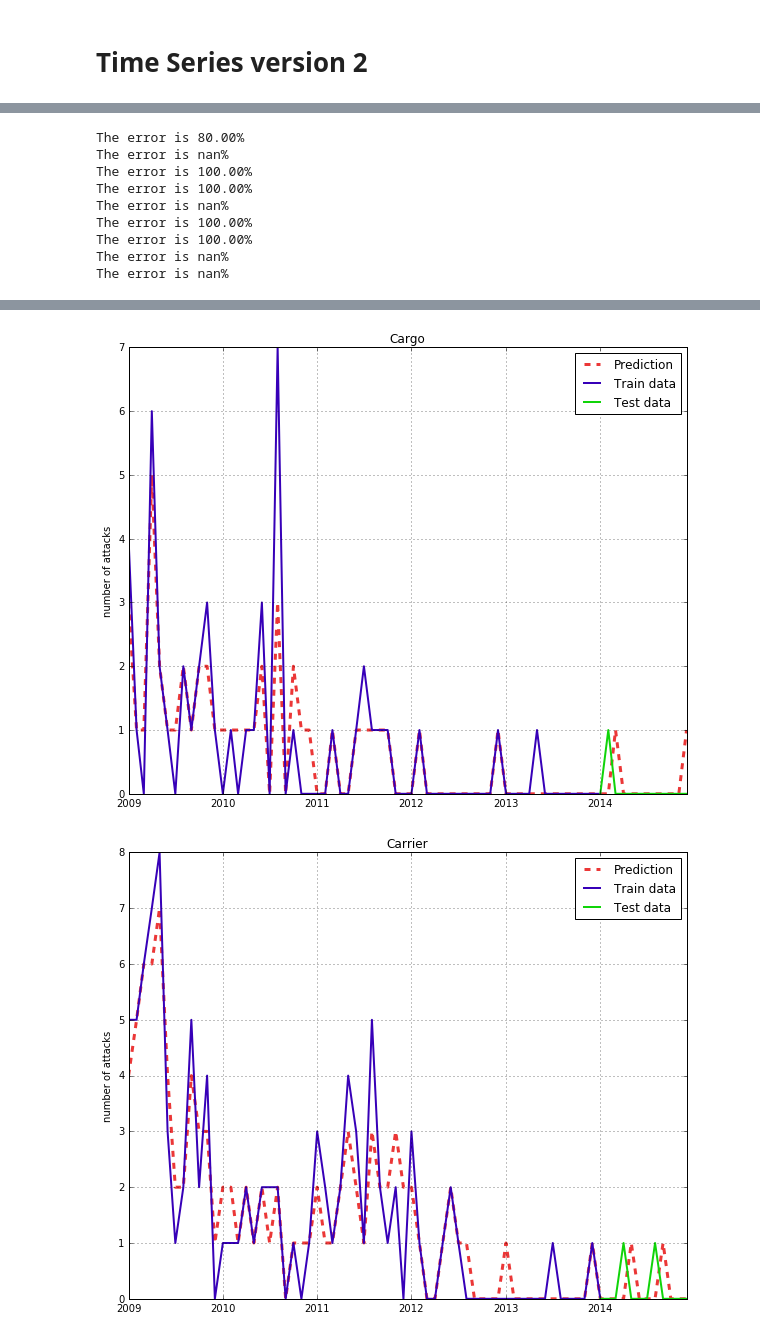
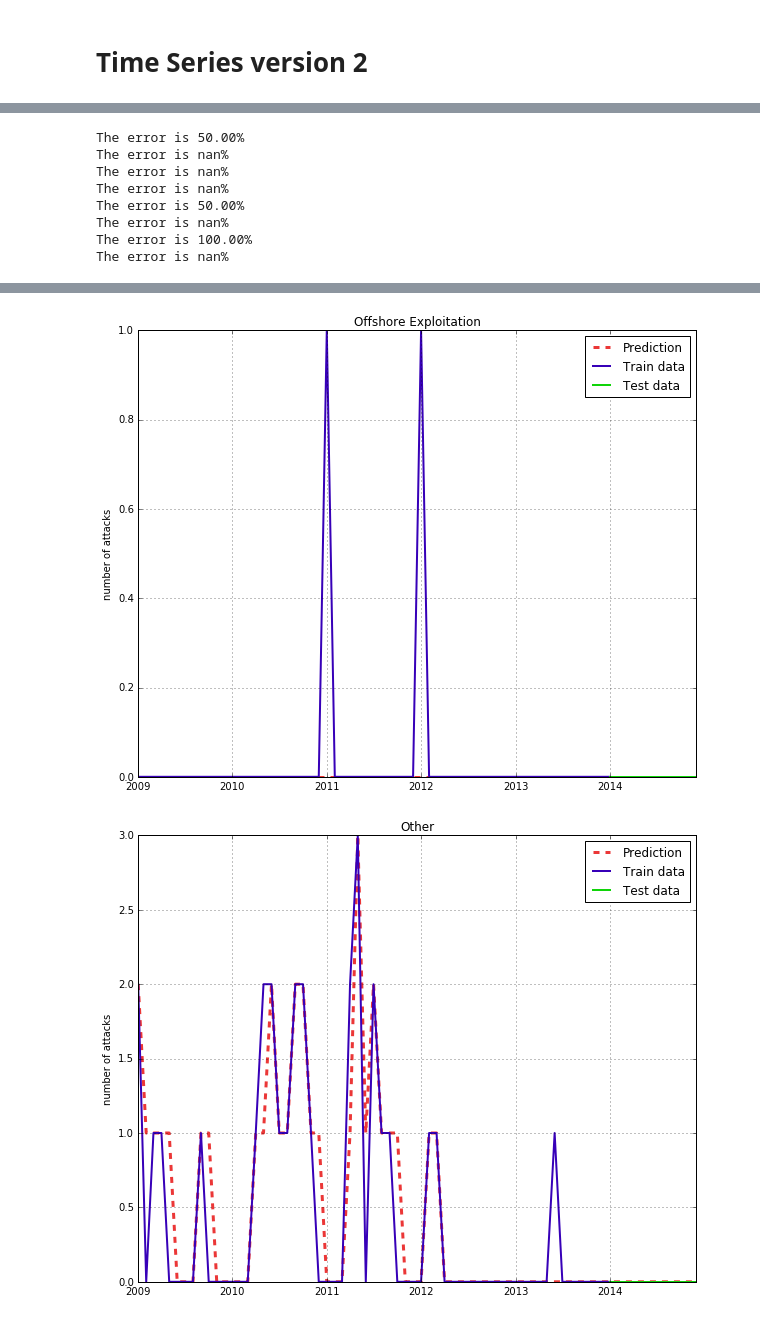
Before and after one commit to ifrebault/PiracyAttackPrediction, a Jupyter notebook: Machine_learning/ML.global.ipynb, the cells around one changed output, grey strips where cells are left out. Drawn from its saved outputs; the diff is of its cells as text; code cells hidden in the pictures.

Commit message:
nouveau type => globale, amélioration paramètre algo par zone

```diff
--- a/Machine_learning/ML.global.ipynb
+++ b/Machine_learning/ML.global.ipynb
@@ -28,17 +26,17 @@ print getfullYears('2008-02-01')
 2008.16666667
 # %%
 df = pd.read_csv('../data/aden_golfe_matrix_global.csv',sep=';')
-#print df.head()
+
 listDate = df.apply(lambda row: datetime.datetime.strptime(row['date'], "%Y-%m-%d"), axis=1)
 df['date']=listDate
 df['Full_Years'] = df.apply(lambda row: getfullYears(row['date']), axis=1)
-df['count'] = df.apply(lambda row: row['Barge']+row['Cargo']+row['Carrier']+row['Other']+row['Ro-Ro']
-                       +row['Tanker']+row['Tug']+row['Vessel'], axis=1)
+df['count'] = df.apply(lambda row: row['Barge']+row['Offshore Exploitation']+row['Other']+row['Tanker']
+                       +row['Tug']+row['Vehicle Carrier']+row['Vessel'], axis=1)
+
 df=df.set_index('date')
-#print df.head()
-
 df_global=df['count']
-typeBoat=['Barge' , 'Cargo' , 'Carrier' , 'Other' , 'Ro-Ro' , 'Tanker' , 'Tug' , 'Vessel']
+typeBoat=['Barge' , 'Offshore Exploitation' , 'Other'  , 'Tanker' , 'Tug' ,'Vehicle Carrier', 'Vessel']
 df_type=df[typeBoat]
-print typeBoat
+print df_global.head()
+print df.head()
 # %% [output]
@@ -188,15 +211,12 @@ daily.plot()
 # %%
 to_forecast = df_global.values
 
-'Barge' , 'Cargo' , 'Carrier' , 'Other' , 'Ro-Ro' , 'Tanker' , 'Tug' , 'Vessel'
-
 to_forecast_Barge = df_type['Barge'].values
-to_forecast_Cargo = df_type['Cargo'].values
-to_forecast_Carrier = df_type['Carrier'].values
+to_forecast_OffShore = df_type['Offshore Exploitation'].values
 to_forecast_Other = df_type['Other'].values
-to_forecast_Ro_Ro = df_type['Ro-Ro'].values
 to_forecast_Tanker = df_type['Tanker'].values
 to_forecast_Tug = df_type['Tug'].values
+to_forecast_Vehicule = df_type['Vehicle Carrier'].values
 to_forecast_Vessel = df_type['Vessel'].values
 
 dates = df['Full_Years'].values
@@ -242,12 +262,11 @@ h = 1  # forecast horizon
 X,y = organize_data(to_forecast, k, h)
 
 X_Barge , y_Barge = organize_data(to_forecast_Barge, k, h)
-X_Cargo , y_Cargo = organize_data(to_forecast_Cargo, k, h)
-X_Carrier , y_Carrier = organize_data(to_forecast_Carrier, k, h)
+X_Off , y_Off = organize_data(to_forecast_OffShore, k, h)
 X_Other , y_Other = organize_data(to_forecast_Other, k, h)
-X_Ro_Ro , y_Ro_Ro = organize_data(to_forecast_Ro_Ro, k, h)
 X_Tanker , y_Tanker = organize_data(to_forecast_Tanker, k, h)
 X_Tug , y_Tug = organize_data(to_forecast_Tug, k, h)
+X_Veh , y_Veh = organize_data(to_forecast_Vehicule, k, h)
 X_Vessel , y_Vessel = organize_data(to_forecast_Vessel, k, h)
 # %%
 m = 61 # number of samples to take in account
@@ -265,12 +284,11 @@ def getPrediction(X,y):
 predictionGlobal,predictionErrorGlobal=getPrediction(X,y)
 
 prediction_Barge , predictionError_Barge = getPrediction(X_Barge,y_Barge )
-prediction_Cargo , predictionError_Cargo = getPrediction(X_Cargo , y_Cargo)
-prediction_Carrier , predictionError_Fired = getPrediction(X_Carrier , y_Carrier)
+prediction_Off , predictionError_Off = getPrediction(X_Off , y_Off)
 prediction_Other, predictionError_Other = getPrediction(X_Other , y_Other)
-prediction_Ro_Ro , predictionError_Ro_Ro = getPrediction(X_Ro_Ro , y_Ro_Ro)
 prediction_Tanker , predictionError_Tanker = getPrediction(X_Tanker , y_Tanker)
 prediction_Tug , predictionError_Tug = getPrediction(X_Tug , y_Tug)
+prediction_Veh , predictionError_Veh = getPrediction(X_Veh , y_Veh)
 prediction_Vessel, predictionError_Vessel = getPrediction(X_Vessel , y_Vessel)
 # %%
 def mape(ypred, ytrue):
@@ -282,23 +300,21 @@ def mape(ypred, ytrue):
 print 'The error is %0.2f%%' % mape(predictionErrorGlobal,y[m:])
 
 print 'The error is %0.2f%%' % mape(predictionError_Barge,y_Barge[m:])
-print 'The error is %0.2f%%' % mape(predictionError_Cargo,y_Cargo[m:])
-print 'The error is %0.2f%%' % mape(predictionError_Fired,y_Carrier[m:])
+print 'The error is %0.2f%%' % mape(predictionError_Off,y_Off[m:])
 print 'The error is %0.2f%%' % mape(predictionError_Other,y_Other[m:])
-print 'The error is %0.2f%%' % mape(predictionError_Ro_Ro,y_Ro_Ro[m:])
 print 'The error is %0.2f%%' % mape(predictionError_Tanker,y_Tanker[m:])
 print 'The error is %0.2f%%' % mape(predictionError_Tug,y_Tug[m:])
+print 'The error is %0.2f%%' % mape(predictionError_Veh,y_Veh[m:])
 print 'The error is %0.2f%%' % mape(predictionError_Vessel,y_Vessel[m:])
 # %% [output]
-The error is 80.00%
+The error is 50.00%
+The error is nan%
+The error is nan%
+The error is nan%
+The error is 50.00%
 The error is nan%
 The error is 100.00%
-The error is 100.00%
 The error is nan%
-The error is 100.00%
-The error is 100.00%
-The error is nan%
-The error is nan%
 # %%
 def plotPrediction(prediction,y,title):
     plt.figure(figsize=(10,8))
@@ -314,11 +330,10 @@ def plotPrediction(prediction,y,title):
 plotPrediction(predictionGlobal,y,"Global")
 
 plotPrediction(prediction_Barge ,y_Barge,"Barge")
-plotPrediction(prediction_Cargo,y_Cargo,"Cargo")
-plotPrediction(prediction_Carrier,y_Carrier,"Carrier")
+plotPrediction(prediction_Off,y_Off,"Offshore Exploitation")
 plotPrediction(prediction_Other,y_Other,"Other")
-plotPrediction(prediction_Ro_Ro,y_Ro_Ro,"Ro_Ro")
 plotPrediction(prediction_Tanker,y_Tanker,"Tanker")
 plotPrediction(prediction_Tug,y_Tug,"Tug")
+plotPrediction(prediction_Veh,y_Veh,"Vehicle Carrier")
 plotPrediction(prediction_Vessel,y_Vessel,"Vessel")
 # %% [output]
@@ -327,2 +342,2 @@ plotPrediction(prediction_Vessel,y_Vessel,"Vessel")
-[figure, old version]
+[figure, new version]
-[figure, old version]
+[figure, new version]
```
Also changed, not shown: parts of 6 cells of this notebook, 3 other files.
